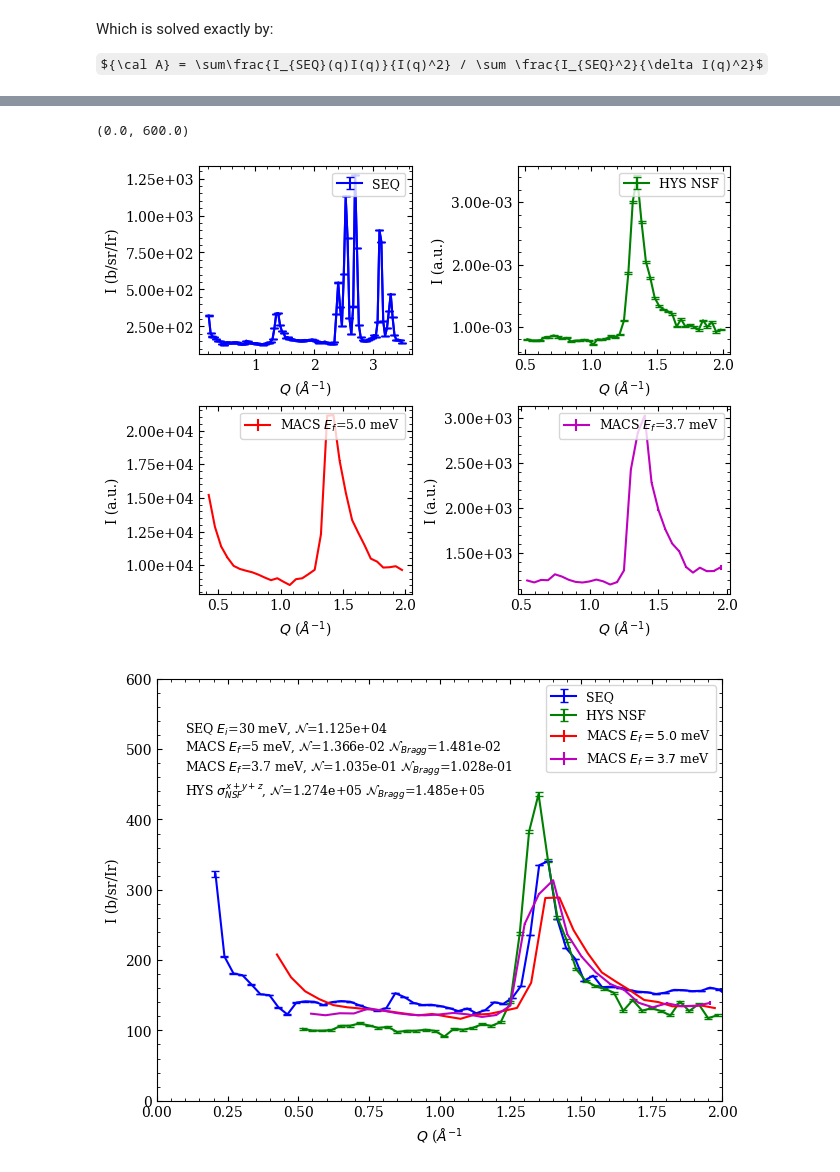
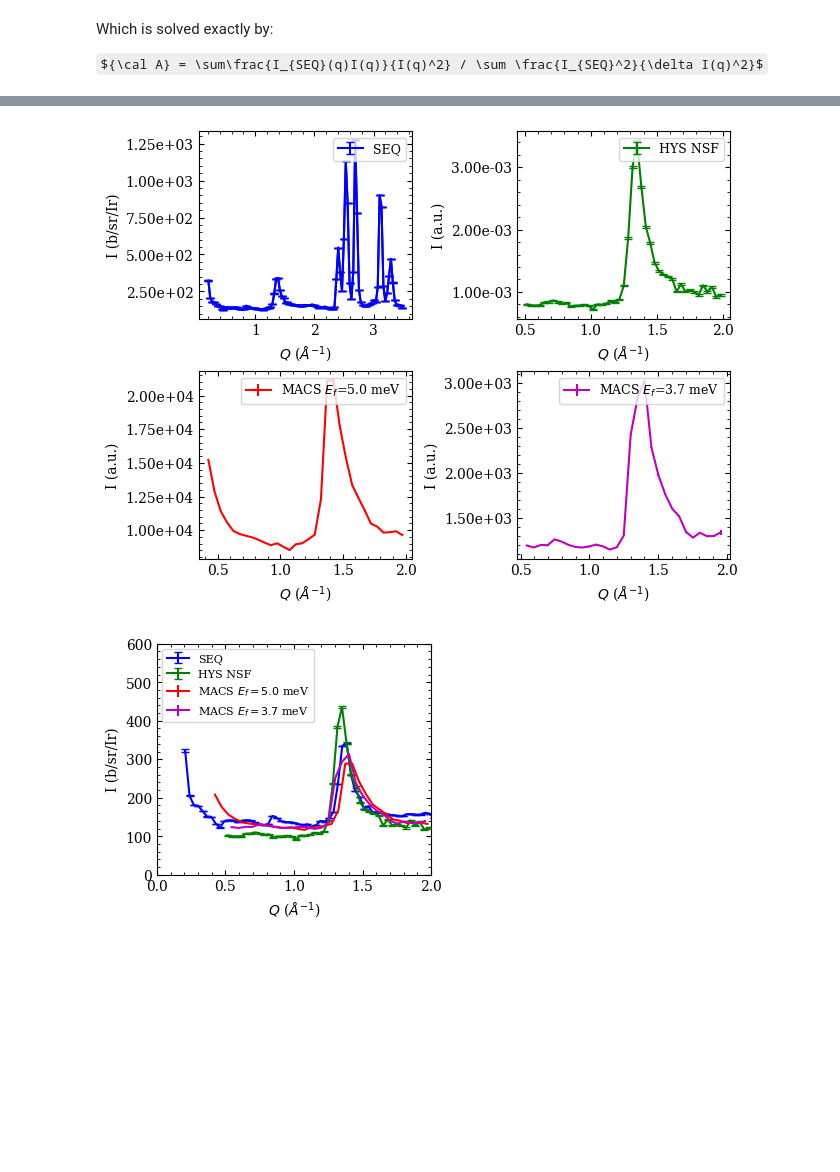
Before and after one commit to thallor1/D3LiI2O6-Neutron-Analysis, a Jupyter notebook: Part 7 - Normalization verification/Normalization_check.ipynb, the cells around one changed output, grey strips where cells are left out. Saved outputs shown, nothing was run; the diff lists cells and outputs as text; code cells hidden in the pictures; some formulas as TeX source; blank space fills up the shorter version.

```diff
--- a/Part 7 - Normalization verification/Normalization_check.ipynb
+++ b/Part 7 - Normalization verification/Normalization_check.ipynb
@@ -273,7 +272,7 @@ print(f"Cross check Bragg peak normalization: {normfact_macs_bragg_3p7:.3e}")
 
 #Overplot all of them with the scale factors.
 
-fig,ax = plt.subplots(1,1,constrained_layout=True)
+fig,ax = plt.subplots(1,1,constrained_layout=False,figsize=(3.54,3))
 ax.errorbar(qseq,Iseq,Errseq,marker=' ',color='b',ls='-',capsize=3,label='SEQ')
 ax.errorbar(qhys,Ihys*normfact_hys,Errhys*normfact_hys,marker=' ',color='g',
             ls='-',capsize=3,label='HYS NSF')
@@ -283,9 +282,9 @@ ax.errorbar(qmacs5p0,Ielastic_macs5p0*normfact_macs5p0,
 ax.errorbar(qmacs3p7,Ielastic_macs3p7*normfact_macs3p7,
             yerr=Errelastic_macs3p7*normfact_macs3p7,color='m',marker=' ',ls='-',
            label=r"MACS $E_f=3.7$ meV")
-ax.set_xlabel(r"$Q$ ($\AA^{-1}$")
+ax.set_xlabel(r"$Q$ ($\AA^{-1}$)")
 ax.set_ylabel("I (b/sr/Ir)")
-ax.legend(fontsize=9,loc=1)
+ax.legend(fontsize=8,ncols=1)
 infostr_seq = r"SEQ $E_i$=30 meV, ${\cal N}$="+f"{van_factor_30:.3e}"
 infostr_macs5p0 = r"MACS $E_f$=5 meV, ${\cal N}$="+f"{normfact_macs5p0:.3e}"+\
     " ${\cal N}_{Bragg}$="+f"{normfact_macs_bragg_5p0:.3e}"
@@ -294,10 +293,12 @@ infostr_macs3p7 = r"MACS $E_f$=3.7 meV, ${\cal N}$="+f"{normfact_macs3p7:.3e}"+\
 infostr_hys = r"HYS $\sigma_{NSF}^{x+y+z}$, ${\cal N}$="+f"{normfact_hys:.3e}"+\
     " ${\cal N}_{Bragg}$="+f"{normfact_hys_bragg:.3e}"
 infostr = infostr_seq+'\n'+infostr_macs5p0+"\n"+infostr_macs3p7+"\n"+infostr_hys
-ax.text(0.05,0.9,infostr,fontsize=9,horizontalalignment='left',verticalalignment='top',
-        transform=ax.transAxes)
+#ax.text(0.05,0.9,infostr,fontsize=9,horizontalalignment='left',verticalalignment='top',
+#        transform=ax.transAxes)
+print(infostr)
 ax.set_xlim(0,2)
 ax.set_ylim(0,600)
+fig.savefig("DLIO_alternate_norm.pdf",bbox_inches='tight')
 # %% [output]
 IntegrateMDHistoWorkspace-[Notice] IntegrateMDHistoWorkspace started
 IntegrateMDHistoWorkspace-[Notice] IntegrateMDHistoWorkspace successful, Duration 0.02 seconds
@@ -312,3 +317,2 @@ Cross check Bragg peak normalization: 1.028e-01
-(0.0, 600.0)
 [figure]
-[figure, old version]
+[figure, new version]
```
Also changed, not shown: parts of 4 cells of this notebook, 27 other files.
